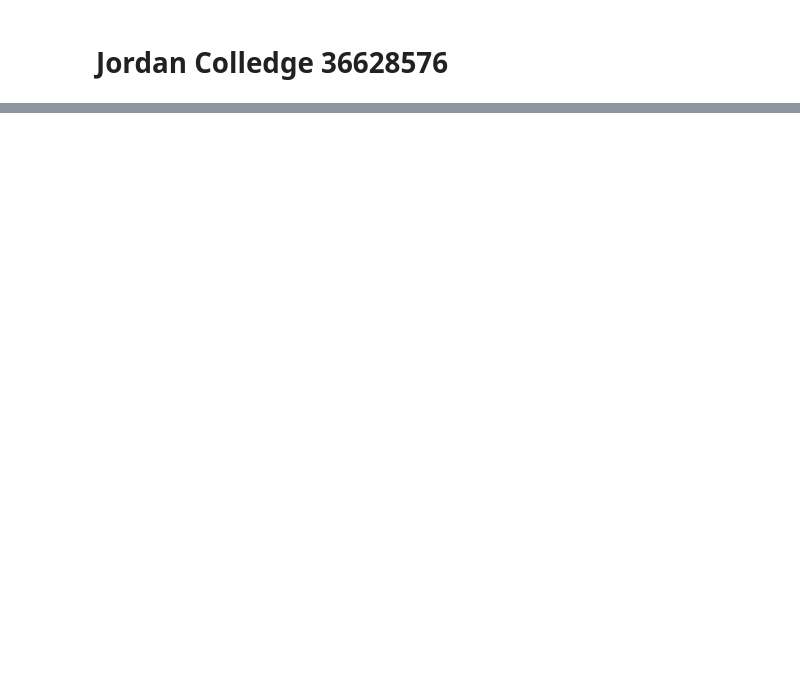
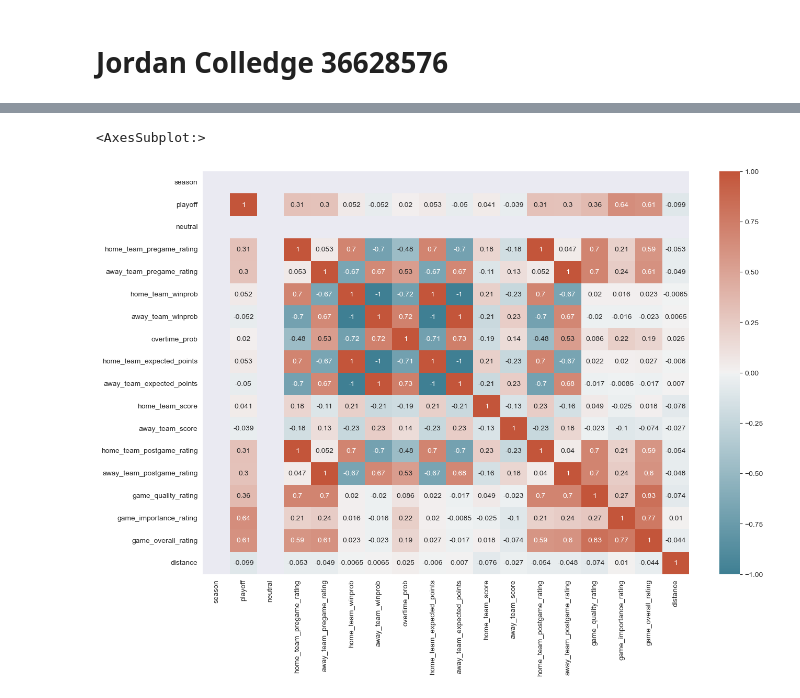
Before and after one commit to ubco-W2022T1-cosc301/project-group10, a Jupyter notebook: notebooks/analysis1.ipynb, the cells around one changed output, grey strips where cells are left out. Cells and saved outputs as stored; diff of their text form; code cells hidden in the pictures; blank space fills up the shorter version.

```diff
--- a/notebooks/analysis1.ipynb
+++ b/notebooks/analysis1.ipynb
@@ -31,0 +78,13 @@ display(df)
+# %%
+# clean up distances: shorten team names to abbreviations
+team_abbr = ["ANA", "ARI", "BOS", "BUF", "CGY", "CAR", "CHI", "COL",
+                        "CBJ", "DAL", "DET", "EDM", "FLA", "LAK", "MIN", "MTL",
+                        "NSH", "NJD", "NYI", "NYR", "OTT", "PHI", "PIT", "SJS",
+                        "SEA", "STL", "TBL", "TOR", "VAN", "VEG", "WSH", "WPG"]
+df_distances.columns = ["Home",
+                        "ANA", "ARI", "BOS", "BUF", "CGY", "CAR", "CHI", "COL",
+                        "CBJ", "DAL", "DET", "EDM", "FLA", "LAK", "MIN", "MTL",
+                        "NSH", "NJD", "NYI", "NYR", "OTT", "PHI", "PIT", "SJS",
+                        "SEA", "STL", "TBL", "TOR", "VAN", "VEG", "WSH", "WPG"]
+df_distances['Home'] = team_abbr
+df_distances
@@ -31,0 +110,15 @@ display(df)
+# %%
+# add distances to df
+home = list(df['home_team_abbr'])
+away = list(df['away_team_abbr'])
+dists = []
+for i in range(len(home)):
+    # this is ugly.
+    # basically, it's my terrible way of getting the distance between the two cities.
+    # if this were in Excel, I'd use a VLOOKUP, but we don't have that here.
+    # so this will have to do, unoptimized though it is.
+    dist = list(df_distances.loc[df_distances["Home"]==home[i]][away[i]])[0]
+    dists.append(dist)
+
+df.insert(len(df.columns),"distance",tuple(dists),True)
+df
@@ -31,0 +139,8 @@ display(df)
+# %%
+# Displaying all correlations
+corr = df.corr()
+plt.figure(figsize=(15,10))
+sns.heatmap(corr, xticklabels=corr.columns, yticklabels=corr.columns, annot=True, cmap=sns.diverging_palette(220, 20, as_cmap=True))
+# %% [output]
+<AxesSubplot:>
+[figure, added]
```
Also changed, not shown: parts of 13 cells of this notebook, 2 other files.
